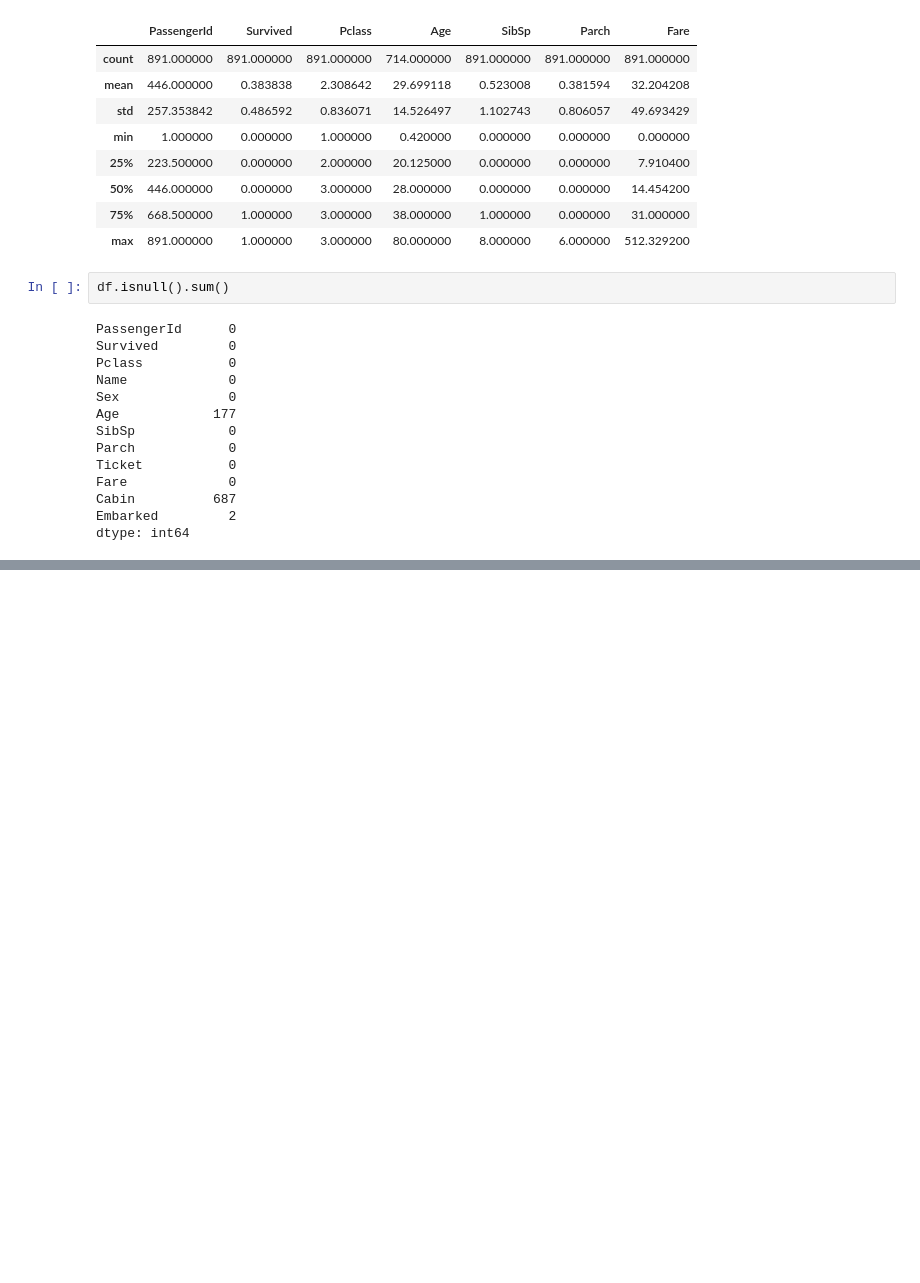
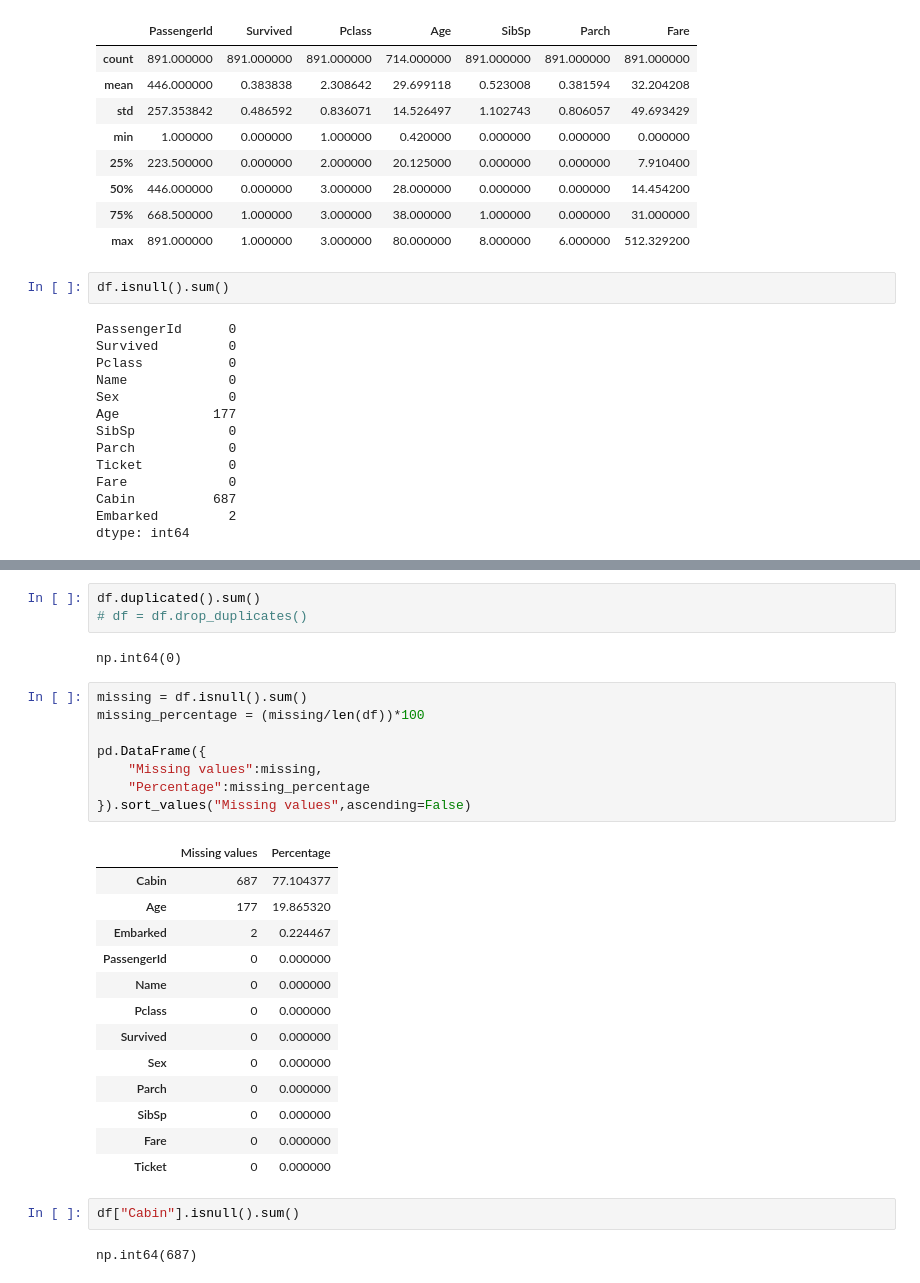
Before and after one commit to AlwinVJ/titanic_preprocessing, a Jupyter notebook: notebook/preprocessing.ipynb, the cells around one changed output, grey strips where cells are left out. Saved outputs shown, nothing was run; the diff lists cells and outputs as text; blank space fills up the shorter version.

```diff
--- a/notebook/preprocessing.ipynb
+++ b/notebook/preprocessing.ipynb
@@ -96,0 +120,31 @@ dtype: int64
+# %%
+df.duplicated().sum()
+# df = df.drop_duplicates()
+# %% [output]
+np.int64(0)
+# %%
+missing = df.isnull().sum()
+missing_percentage = (missing/len(df))*100
+
+pd.DataFrame({
+    "Missing values":missing,
+    "Percentage":missing_percentage
+}).sort_values("Missing values",ascending=False)
+# %% [output]
+|  | Missing values | Percentage |
+| Cabin | 687 | 77.104377 |
+| Age | 177 | 19.865320 |
+| Embarked | 2 | 0.224467 |
+| PassengerId | 0 | 0.000000 |
+| Name | 0 | 0.000000 |
+| Pclass | 0 | 0.000000 |
+| Survived | 0 | 0.000000 |
+| Sex | 0 | 0.000000 |
+| Parch | 0 | 0.000000 |
+| SibSp | 0 | 0.000000 |
+| Fare | 0 | 0.000000 |
+| Ticket | 0 | 0.000000 |
+# %%
+df["Cabin"].isnull().sum()
+# %% [output]
+np.int64(687)
```
Also changed, not shown: parts of 24 cells of this notebook.
